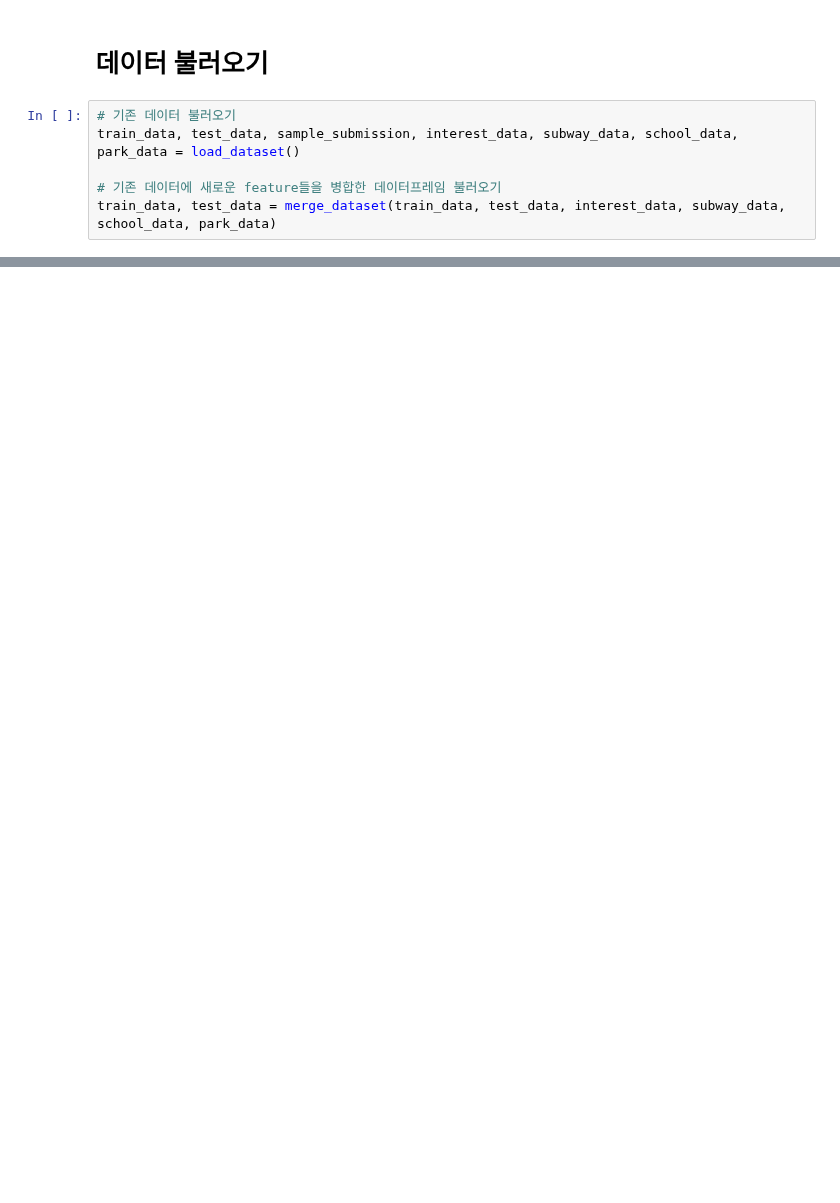
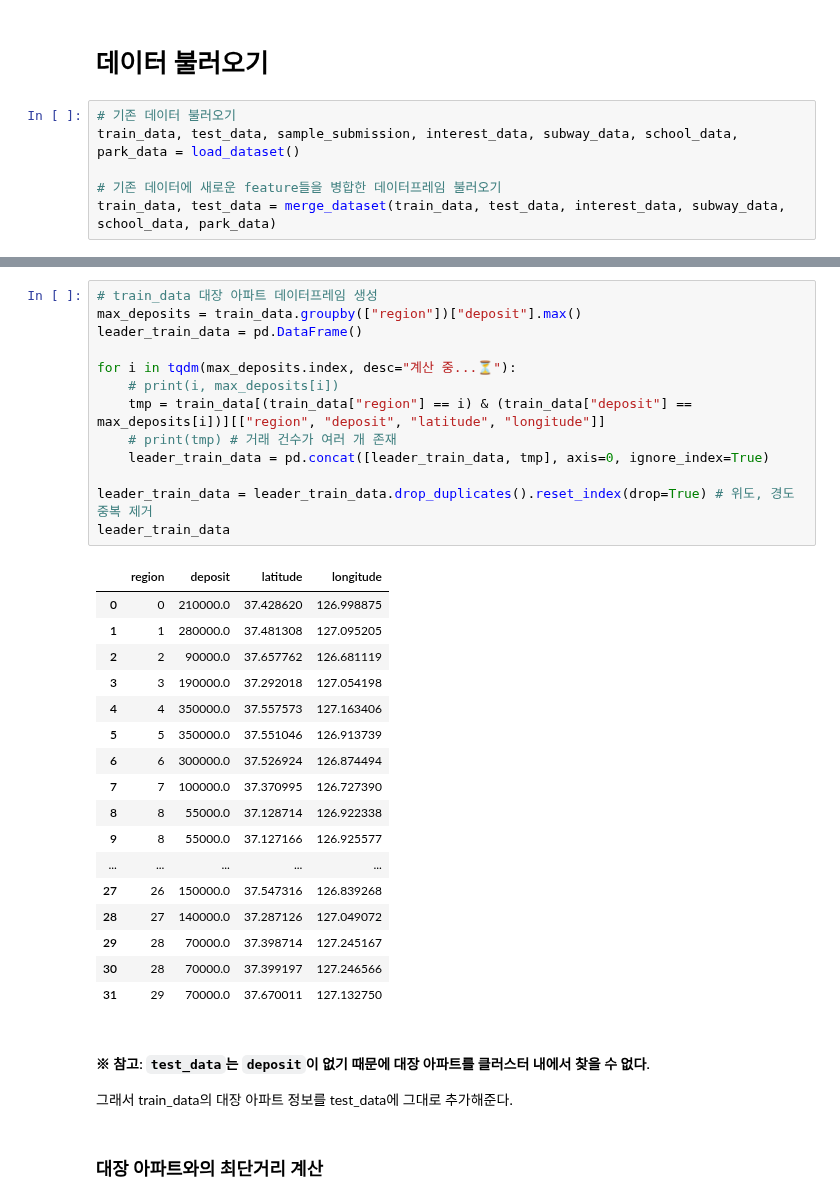
Before and after one commit to boostcampaitech7/level2-competitiveds-recsys-03, a Jupyter notebook: baseline_data.ipynb, the cells around one changed output, grey strips where cells are left out. Drawn from its saved outputs; the diff is of its cells as text; blank space fills up the shorter version.

```diff
--- a/baseline_data.ipynb
+++ b/baseline_data.ipynb
@@ -49,0 +275,36 @@ test_data
+# %%
+# train_data 대장 아파트 데이터프레임 생성
+max_deposits = train_data.groupby(["region"])["deposit"].max()
+leader_train_data = pd.DataFrame()
+
+for i in tqdm(max_deposits.index, desc="계산 중...⏳"):
+    # print(i, max_deposits[i])
+    tmp = train_data[(train_data["region"] == i) & (train_data["deposit"] == max_deposits[i])][["region", "deposit", "latitude", "longitude"]]
+    # print(tmp) # 거래 건수가 여러 개 존재
+    leader_train_data = pd.concat([leader_train_data, tmp], axis=0, ignore_index=True)
+
+leader_train_data = leader_train_data.drop_duplicates().reset_index(drop=True) # 위도, 경도 중복 제거
+leader_train_data
+# %% [output]
+|  | region | deposit | latitude | longitude |
+| 0 | 0 | 210000.0 | 37.428620 | 126.998875 |
+| 1 | 1 | 280000.0 | 37.481308 | 127.095205 |
+| 2 | 2 | 90000.0 | 37.657762 | 126.681119 |
+| 3 | 3 | 190000.0 | 37.292018 | 127.054198 |
+| 4 | 4 | 350000.0 | 37.557573 | 127.163406 |
+| 5 | 5 | 350000.0 | 37.551046 | 126.913739 |
+| 6 | 6 | 300000.0 | 37.526924 | 126.874494 |
+| 7 | 7 | 100000.0 | 37.370995 | 126.727390 |
+| 8 | 8 | 55000.0 | 37.128714 | 126.922338 |
+| 9 | 8 | 55000.0 | 37.127166 | 126.925577 |
+| ... | ... | ... | ... | ... |
+| 27 | 26 | 150000.0 | 37.547316 | 126.839268 |
+| 28 | 27 | 140000.0 | 37.287126 | 127.049072 |
+| 29 | 28 | 70000.0 | 37.398714 | 127.245167 |
+| 30 | 28 | 70000.0 | 37.399197 | 127.246566 |
+| 31 | 29 | 70000.0 | 37.670011 | 127.132750 |
+# %% [markdown]
+#### ※ 참고: `test_data`는 `deposit`이 없기 때문에 대장 아파트를 클러스터 내에서 찾을 수 없다.
+그래서 train_data의 대장 아파트 정보를 test_data에 그대로 추가해준다.
+# %% [markdown]
+### 대장 아파트와의 최단거리 계산
```
Also changed, not shown: parts of 34 cells of this notebook.
